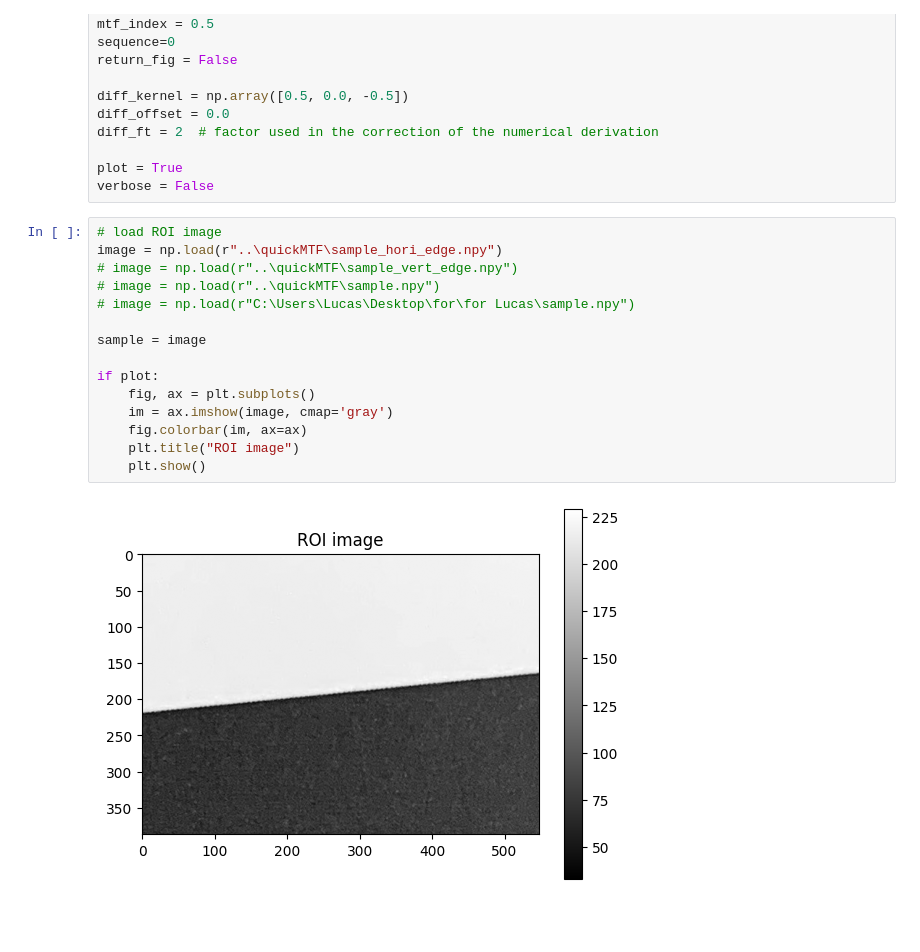
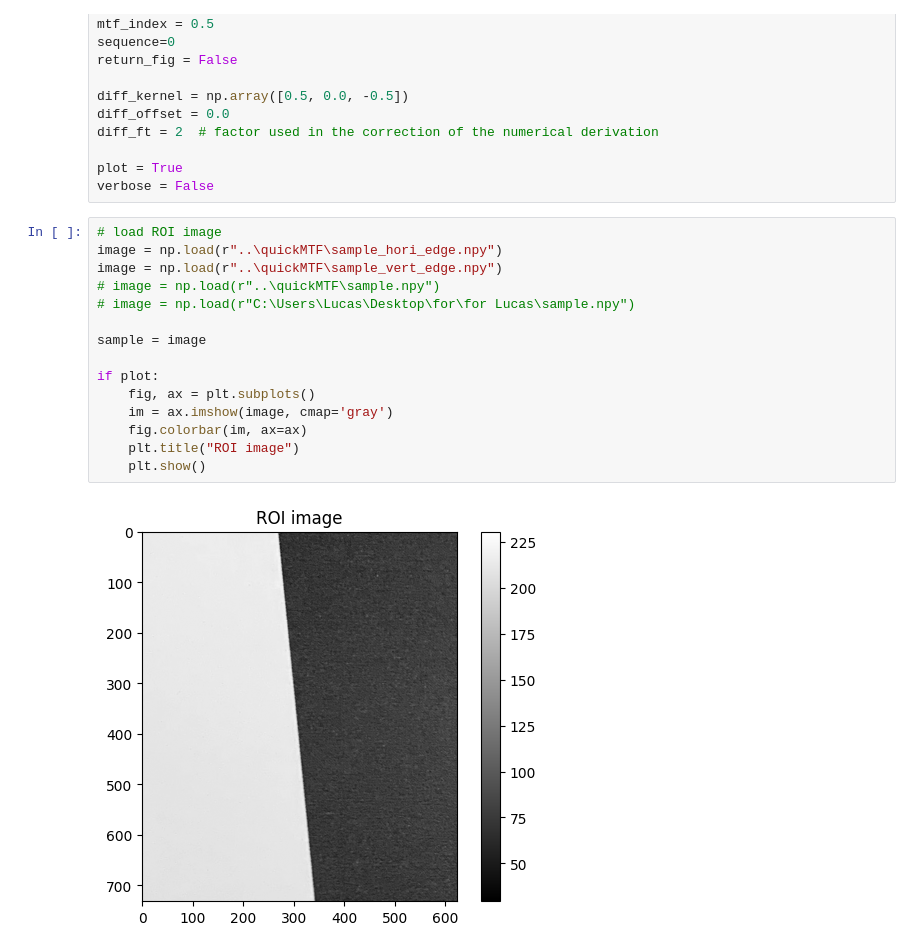
Before and after one commit to lucaswewa/mtf, a Jupyter notebook: quick_mtf.ipynb, the cells around one changed output. Drawn from its saved outputs; the diff is of its cells as text; blank space fills up the shorter version.

```diff
--- a/quick_mtf.ipynb
+++ b/quick_mtf.ipynb
@@ -23,20 +23,20 @@ verbose = False
 # %%
 # load ROI image
 image = np.load(r"..\quickMTF\sample_hori_edge.npy")
-# image = np.load(r"..\quickMTF\sample_vert_edge.npy")
+image = np.load(r"..\quickMTF\sample_vert_edge.npy")
 # image = np.load(r"..\quickMTF\sample.npy")
 # image = np.load(r"C:\Users\Lucas\Desktop\for\for Lucas\sample.npy")
 
 sample = image
 
 if plot:
     fig, ax = plt.subplots()
     im = ax.imshow(image, cmap='gray')
     fig.colorbar(im, ax=ax)
     plt.title("ROI image")
     plt.show()
 # %% [output]
-[figure, old version]
+[figure, new version]
 # %%
 sfr = SFR(image)
 
```
Also changed, not shown: parts of 1 cell of this notebook, 1 other file.
